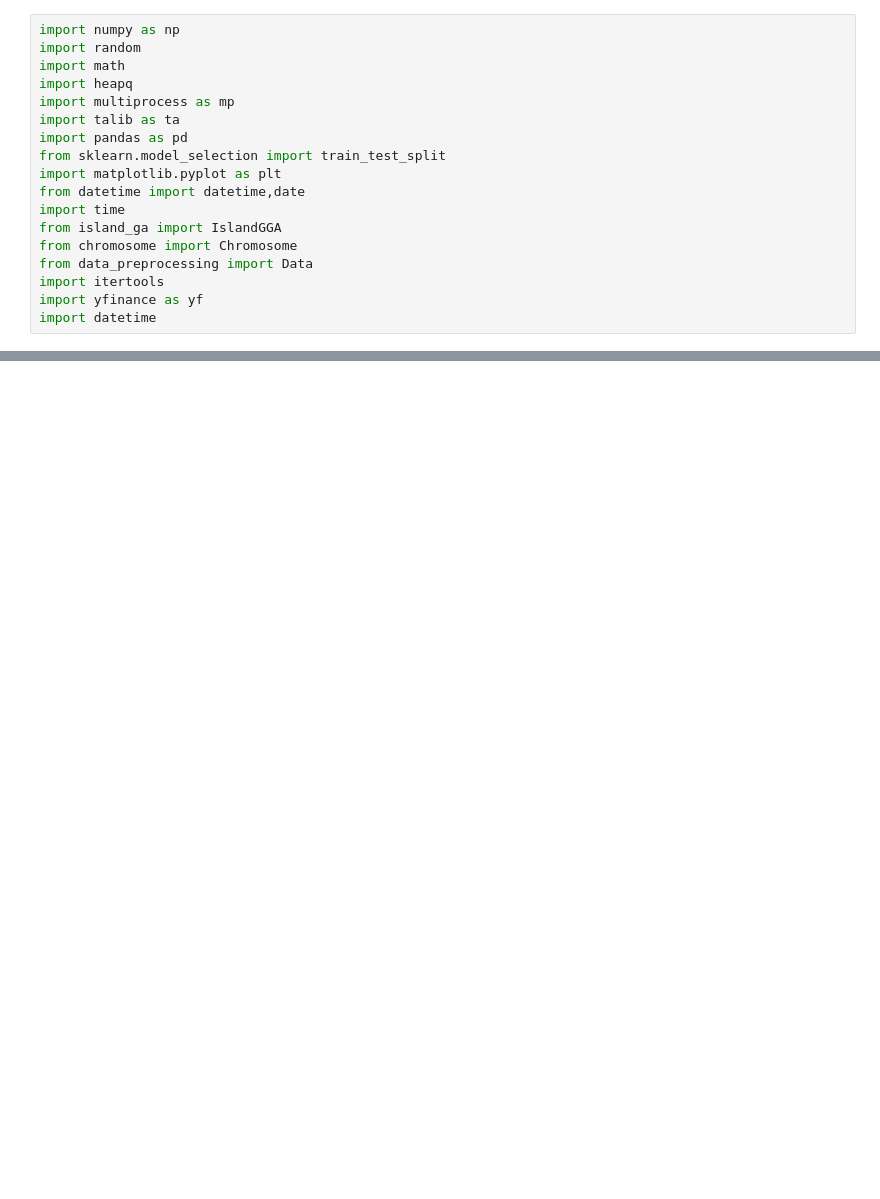
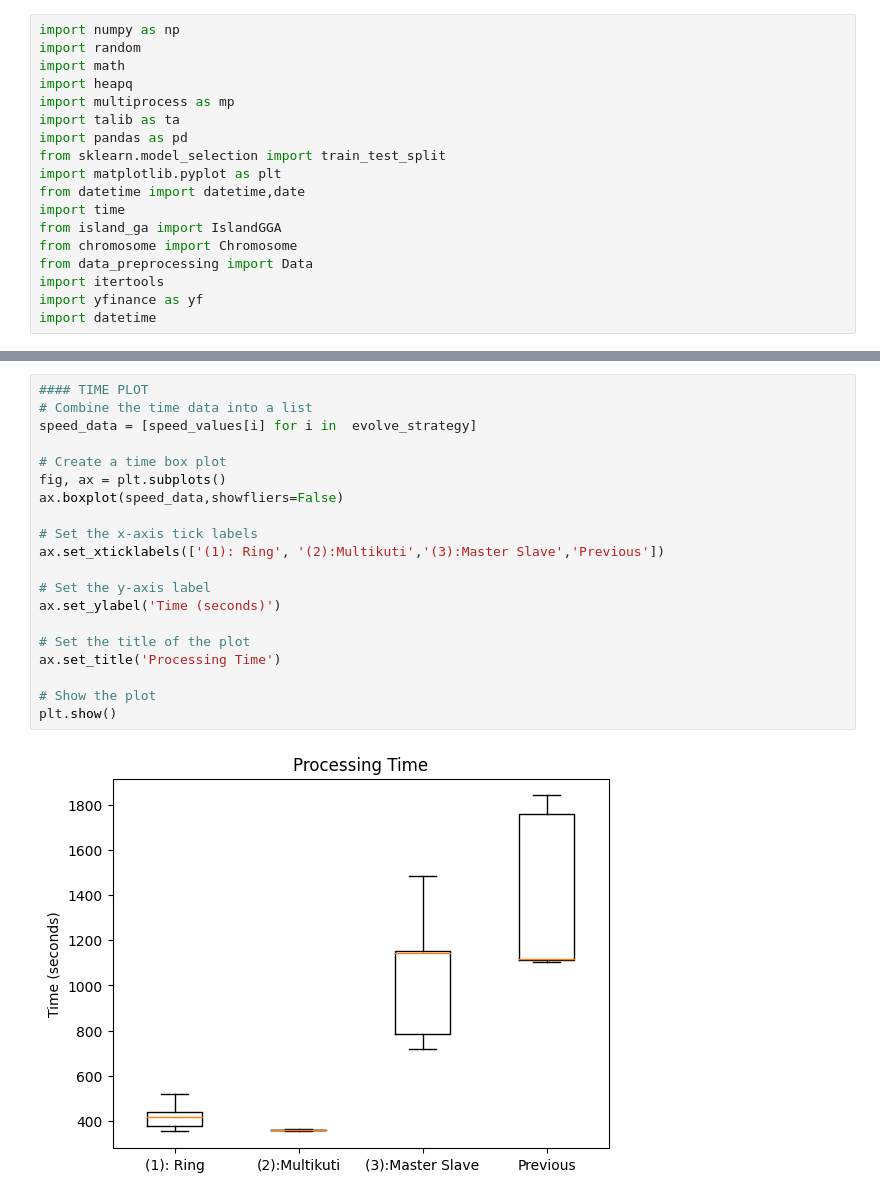
Before and after one commit to Chideme/island_genetic_algrorithm, a Jupyter notebook: downtrend.ipynb, the cells around one changed output, grey strips where cells are left out. Saved outputs shown, nothing was run; the diff lists cells and outputs as text; blank space fills up the shorter version.

```diff
--- a/downtrend.ipynb
+++ b/downtrend.ipynb
@@ -208 +251,23 @@ plt.show()
+# %%
+#### TIME PLOT
+# Combine the time data into a list
+speed_data = [speed_values[i] for i in  evolve_strategy]
+
+# Create a time box plot
+fig, ax = plt.subplots()
+ax.boxplot(speed_data,showfliers=False)
+
+# Set the x-axis tick labels
+ax.set_xticklabels(['(1): Ring', '(2):Multikuti','(3):Master Slave','Previous'])
+
+# Set the y-axis label
+ax.set_ylabel('Time (seconds)')
+
+# Set the title of the plot
+ax.set_title('Processing Time')
+
+# Show the plot
+plt.show()
+# %% [output]
+[figure, added]
 # %%
```
Also changed, not shown: parts of 4 cells of this notebook, 3 other files.
